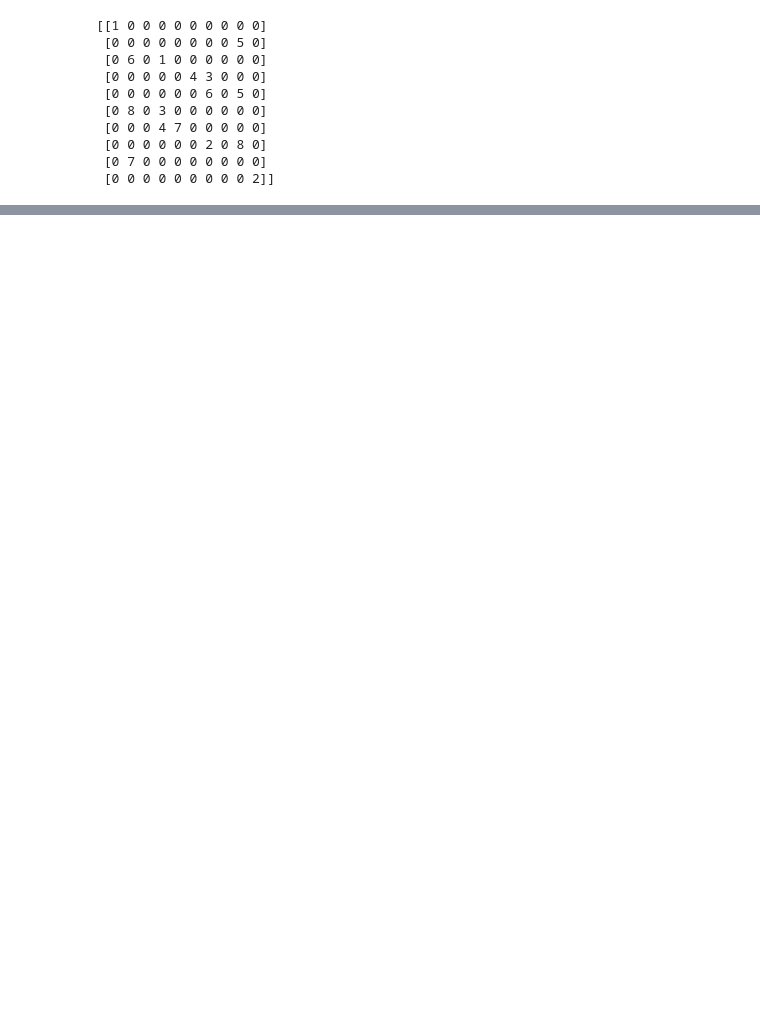
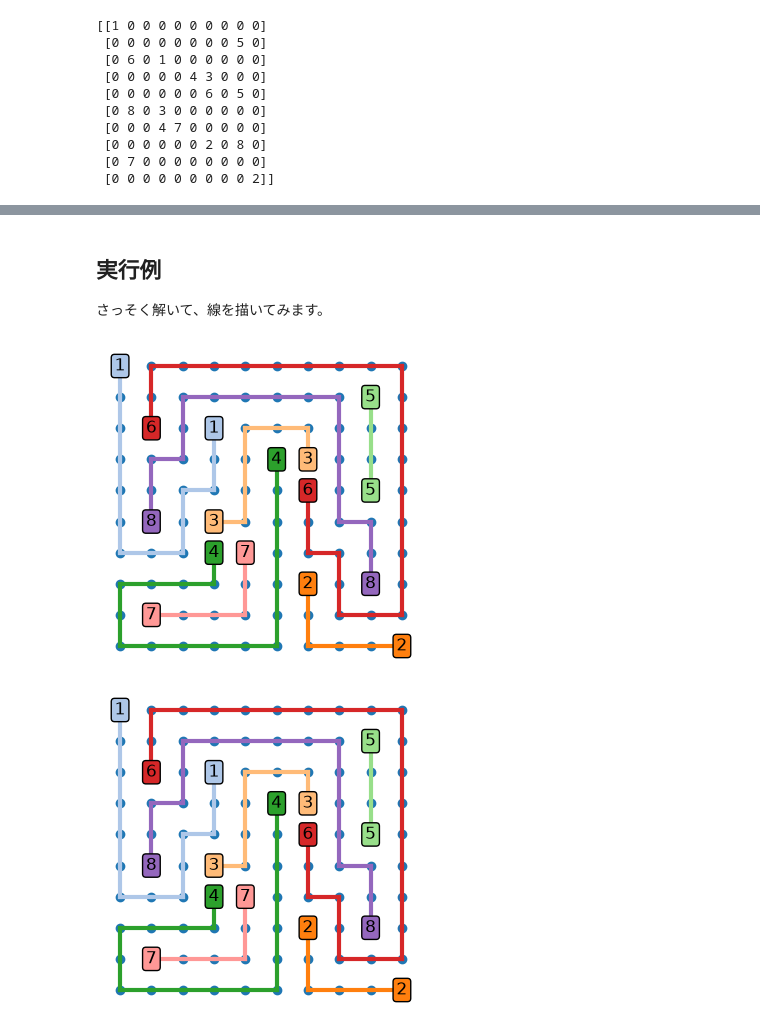
Before and after one commit to ruoyu0088/thinking_code, a Jupyter notebook: thinking_code/z3_number_link.ipynb, the cells around one changed output, grey strips where cells are left out. Cells and saved outputs as stored; diff of their text form; code cells hidden in the pictures; blank space fills up the shorter version.

```diff
--- a/thinking_code/z3_number_link.ipynb
+++ b/thinking_code/z3_number_link.ipynb
@@ -160,0 +189,10 @@ def solve_number_link(board):
+# %% [markdown]
+## 実行例
+
+さっそく解いて、線を描いてみます。
+# %%
+links, values = solve_number_link(board)
+plot_number_link_board(board, links, values)
+# %% [output]
+[figure, added]
+[figure, added]
```
Also changed, not shown: parts of 16 cells of this notebook, 14 other files.
